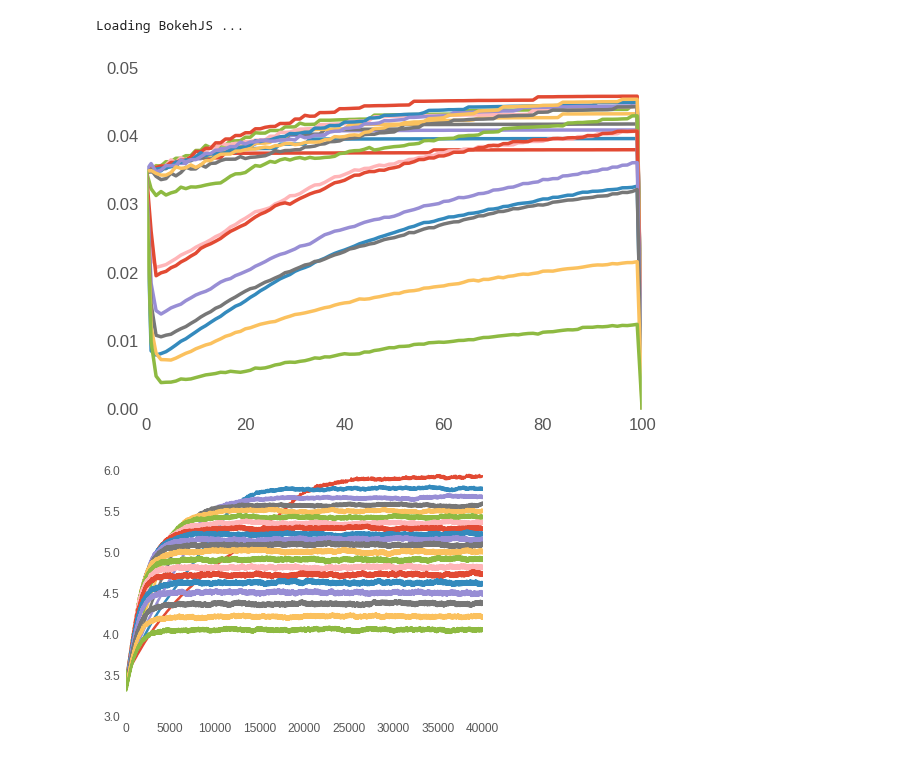
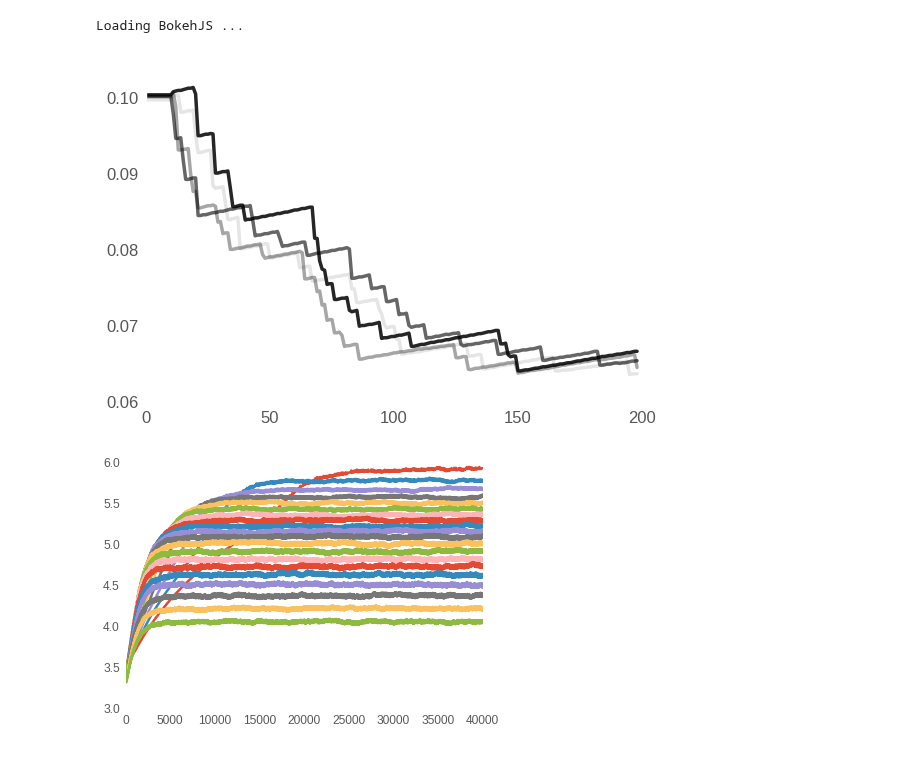
Before and after one commit to gpernelle/cortex, a Jupyter notebook: notebooks/paperSync-figure2.ipynb, the cells around one changed output. Saved outputs shown, nothing was run; the diff lists cells and outputs as text; code cells hidden in the pictures.

```diff
--- a/notebooks/paperSync-figure2.ipynb
+++ b/notebooks/paperSync-figure2.ipynb
@@ -33,17 +33,17 @@ sns.set_context("paper", font_scale=1.5, rc={"lines.linewidth": 2.5})
 # %%
 gR=[]
 ratio = 1
-path = '../data/GetGammaSteadyState/GetSteadyState500'
-for nu in np.arange(0,200,10):
-    filepath = path + '-tauv-15_g-3_N-1000_T-10000_nu-%d_ratio-%.2f'%(nu,ratio)
+path = '../data/GetGammaSteadyState/GetSteadyState700'
+for nu in np.arange(0,200,50):
+    filepath = path + '-tauv-15_g-20_N-1000_T-20000_nu-%d_ratio-%.2f'%(nu,ratio)
     try:
         a = np.load(filepath)
+        plt.plot(a['gamma'][:-2], c='black',alpha=(nu+20)/200)
+        gR.append(a['gamma'])
     except:
         print('can\'t open %s'%filepath)
-    plt.plot(a['gamma'])
-    gR.append(a['gamma'])
 # %% [output]
-[figure, old version]
+[figure, new version]
 # %%
 gR=[]
 for k in np.arange(0,200,10):
```
Also changed, not shown: 8 other files.
